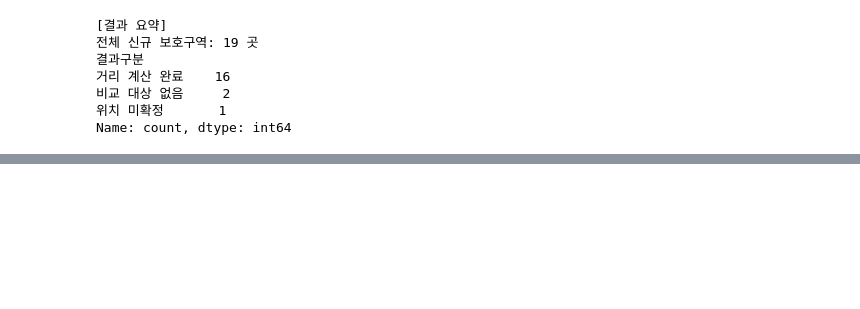
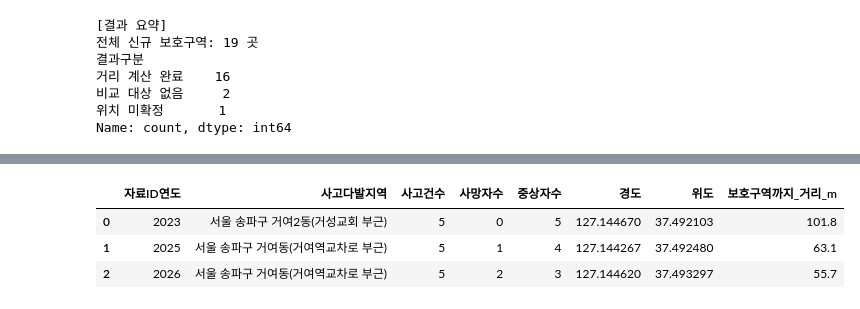
Before and after one commit to csy04x2/elder_accident, a Jupyter notebook: analysis.ipynb, the cells around one changed output, grey strips where cells are left out. Saved outputs shown, nothing was run; the diff lists cells and outputs as text; code cells hidden in the pictures; blank space fills up the shorter version.

```diff
--- a/analysis.ipynb
+++ b/analysis.ipynb
@@ -3511,0 +3948,46 @@ Name: count, dtype: int64
+# %%
+
+# STEP 4 - 거여경로당 주변 반복 선정 지점 확인
+# 기존 변수 zones, spot_geoms, seoul_spots_clean, to_meter 재사용
+
+from shapely import wkt
+from shapely.ops import transform, unary_union
+
+geoyeo = zones[
+    (zones["SGG_NM"] == "송파구")
+    & (zones["OBFA_NM"] == "거여경로당")
+]
+
+geoyeo_geom = unary_union([
+    transform(to_meter, wkt.loads(g))
+    for g in geoyeo["GEOM"]
+])
+
+rows = []
+
+for i, spot in seoul_spots_clean.iterrows():
+    if spot["자료ID연도"] not in [2023, 2025, 2026]:
+        continue
+
+    distance = geoyeo_geom.distance(spot_geoms[i])
+
+    if distance <= 300:
+        rows.append({
+            "자료ID연도": spot["자료ID연도"],
+            "사고다발지역": spot["지점명"],
+            "사고건수": spot["사고건수"],
+            "사망자수": spot["사망자수"],
+            "중상자수": spot["중상자수"],
+            "경도": spot["경도"],
+            "위도": spot["위도"],
+            "보호구역까지_거리_m": round(distance, 1)
+        })
+
+geoyeo_history = pd.DataFrame(rows)
+
+display(geoyeo_history.sort_values("자료ID연도"))
+# %% [output]
+|  | 자료ID연도 | 사고다발지역 | 사고건수 | 사망자수 | 중상자수 | 경도 | 위도 | 보호구역까지_거리_m |
+| 0 | 2023 | 서울 송파구 거여2동(거성교회 부근) | 5 | 0 | 5 | 127.144670 | 37.492103 | 101.8 |
+| 1 | 2025 | 서울 송파구 거여동(거여역교차로 부근) | 5 | 1 | 4 | 127.144267 | 37.492480 | 63.1 |
+| 2 | 2026 | 서울 송파구 거여동(거여역교차로 부근) | 5 | 2 | 3 | 127.144620 | 37.493297 | 55.7 |
```
Also changed, not shown: parts of 8 cells of this notebook, 1 other file.
